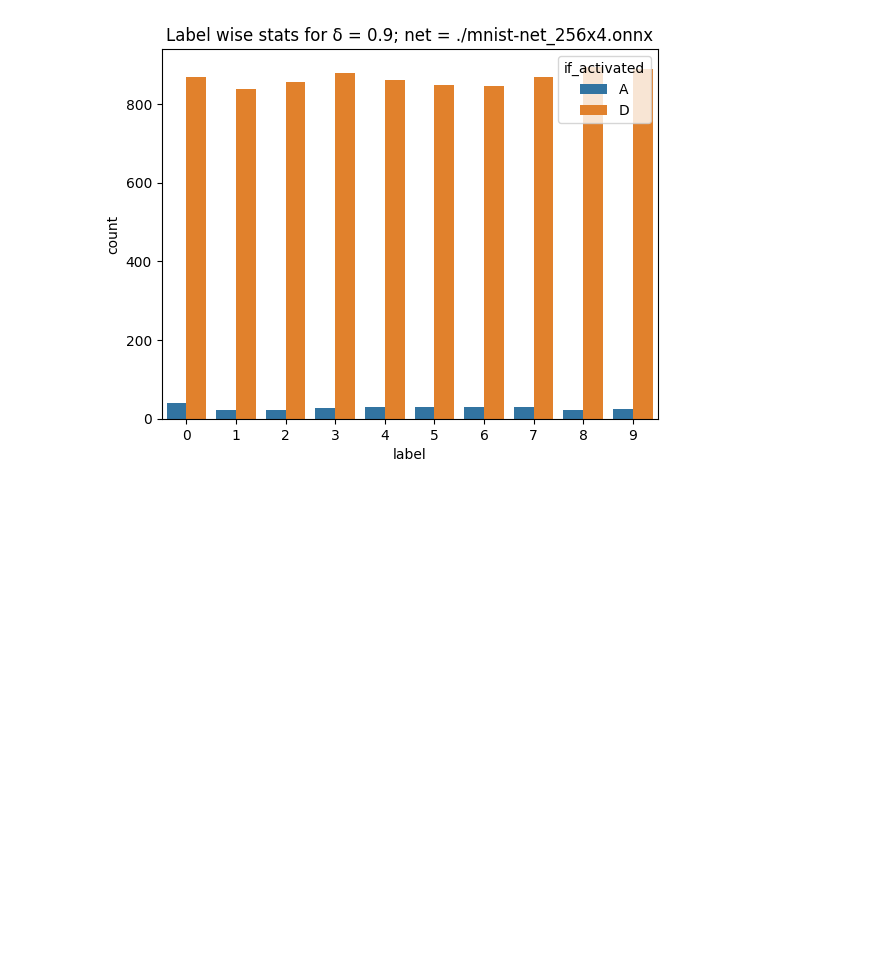
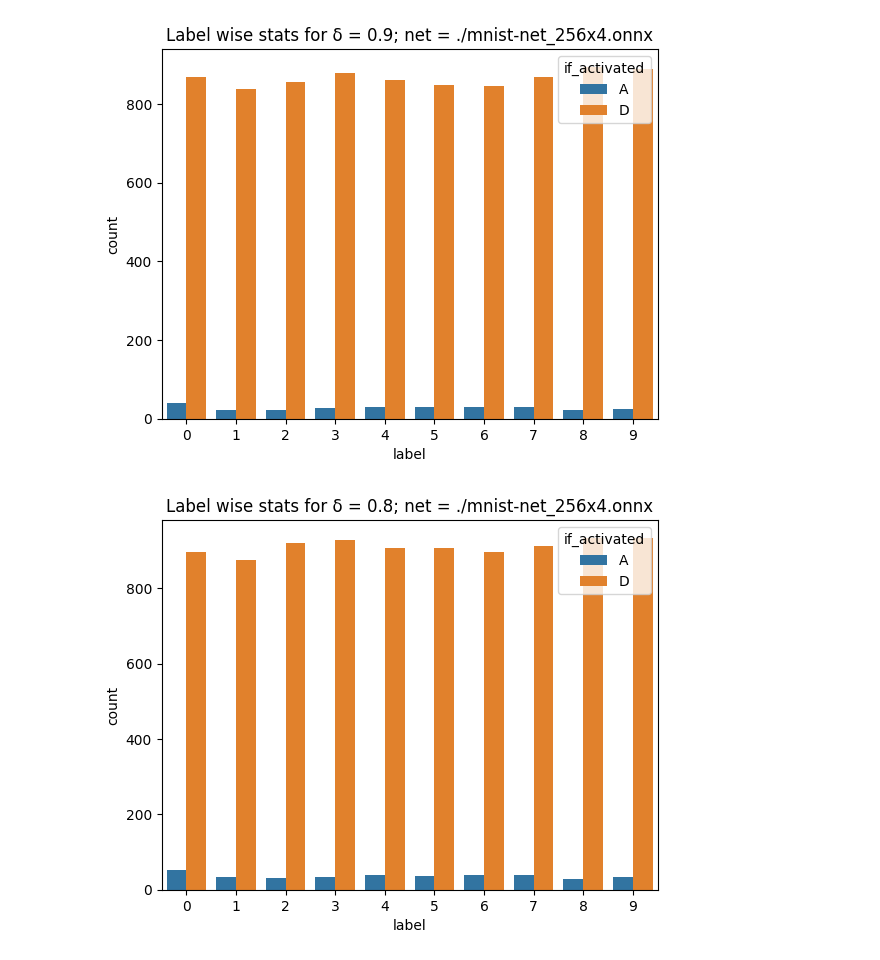
Before and after one commit to SaiMadhavanG/nap-stats, a Jupyter notebook: labelwise_stats.ipynb, the cells around one changed output. Drawn from its saved outputs; the diff is of its cells as text; code cells hidden in the pictures; blank space fills up the shorter version.

Commit message:
added plots for new deltas

```diff
--- a/labelwise_stats.ipynb
+++ b/labelwise_stats.ipynb
@@ -36,3 +36,7 @@ df = labelwise_barplot("./NAPs/256x4_delta95.json")
 df = labelwise_barplot("./NAPs/256x4_delta90.json")
 # %% [output]
 [figure]
+# %%
+df = labelwise_barplot("./NAPs/256x4_delta80.json")
+# %% [output]
+[figure, added]
```
Also changed, not shown: parts of 3 cells of this notebook, 1 other file.
